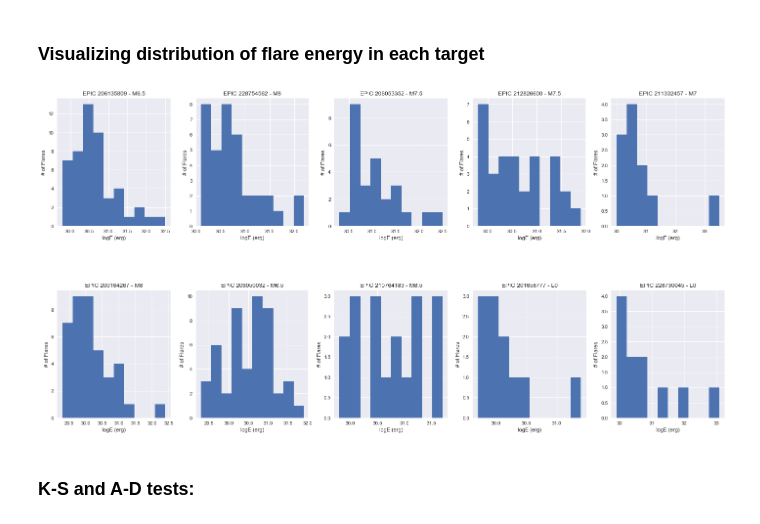
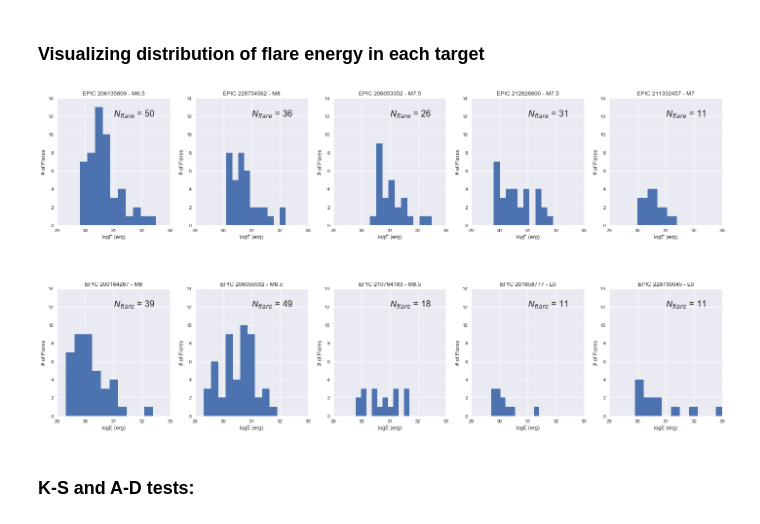
Before and after one commit to RileyWClarke/BiancoGroup, a Jupyter notebook: BiancoSummer2019.ipynb, the cells around one changed output. Cells and saved outputs as stored; diff of their text form; code cells hidden in the pictures.

```diff
--- a/BiancoSummer2019.ipynb
+++ b/BiancoSummer2019.ipynb
@@ -350,26 +356,30 @@ spec_list = ["M6.5", "M8", "M7.5", "M7.5", "M7", "M8", "M6.5", "M8.5", "L0", "L0
 # %%
 #Loops through above dataframe and makes histogram of log flare energy (erg) for each target
 
 fig, axs = plt.subplots(2, 5, figsize=(20,10))
 axs = np.ravel(axs)
 fig.tight_layout()
+nflare = np.zeros(10)
 plt.subplots_adjust(left=None, bottom=None, right=None, top=None, wspace=None, hspace=0.5)
-for i, epic in enumerate(set(data['EPIC']),start=0):
+for i, epic in enumerate(set(table3['EPIC']),start=0):
     star = np.where(table3['EPIC'] == epic)[0]
     axs[i].hist(table3['logE'][star],bins=10)
+    nflare[i] = len(table3['EPIC'][star])
 
-#for ax in axs:
-#    ax.label_outer()
+
 j = 0
 for ax in axs:
     ax.set_xlabel('logE (erg)')
     ax.set_ylabel('# of Flares')
+    ax.annotate(r'$N_{flare}$ = '+str(int(nflare[j])), (31,12), fontsize = 18)
+    ax.set_ylim(0,14)
+    ax.set_xlim(29,33)
     epic = list(set(table3['EPIC']))
     ax.set_title('EPIC '+str(epic[j])+' - '+str(spec_list[j]))
     j += 1
 plt.savefig('Figures/flar_hists.png')
 # %% [output]
-[figure, old version]
+[figure, new version]
 # %% [markdown]
 ### K-S and A-D tests:
 # %%
```
Also changed, not shown: parts of 14 cells of this notebook, 7 other files.
